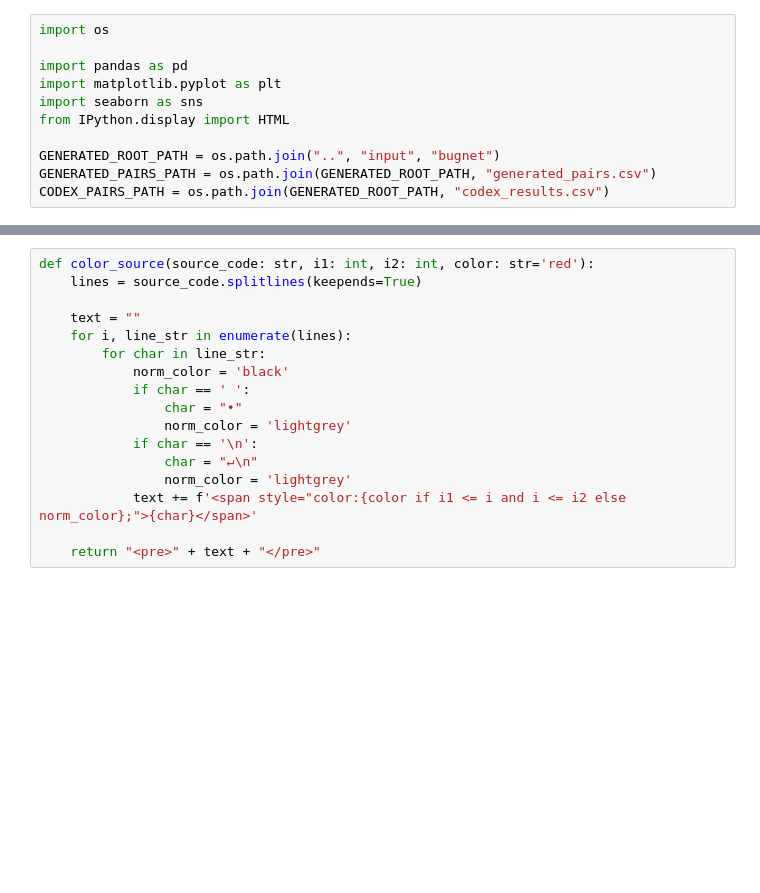
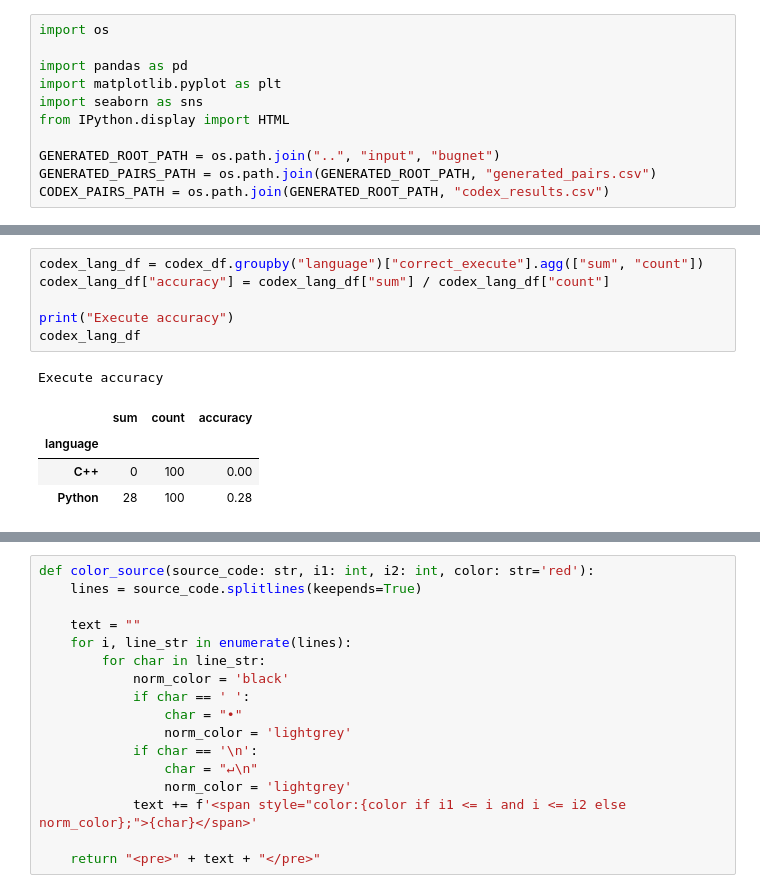
Before and after one commit to alexjercan/bug-detection, a Jupyter notebook: codex/EDA.ipynb, the cells around one changed output, grey strips where cells are left out. Saved outputs shown, nothing was run; the diff lists cells and outputs as text; blank space fills up the shorter version.

```diff
--- a/codex/EDA.ipynb
+++ b/codex/EDA.ipynb
@@ -41,0 +62,12 @@ codex_lang_df
+# %%
+codex_lang_df = codex_df.groupby("language")["correct_execute"].agg(["sum", "count"])
+codex_lang_df["accuracy"] = codex_lang_df["sum"] / codex_lang_df["count"]
+
+print("Execute accuracy")
+codex_lang_df
+# %% [output]
+Execute accuracy
+|  | sum | count | accuracy |
+| language |  |  |  |
+| C++ | 0 | 100 | 0.00 |
+| Python | 28 | 100 | 0.28 |
```
Also changed, not shown: parts of 11 cells of this notebook, 1 other file.
